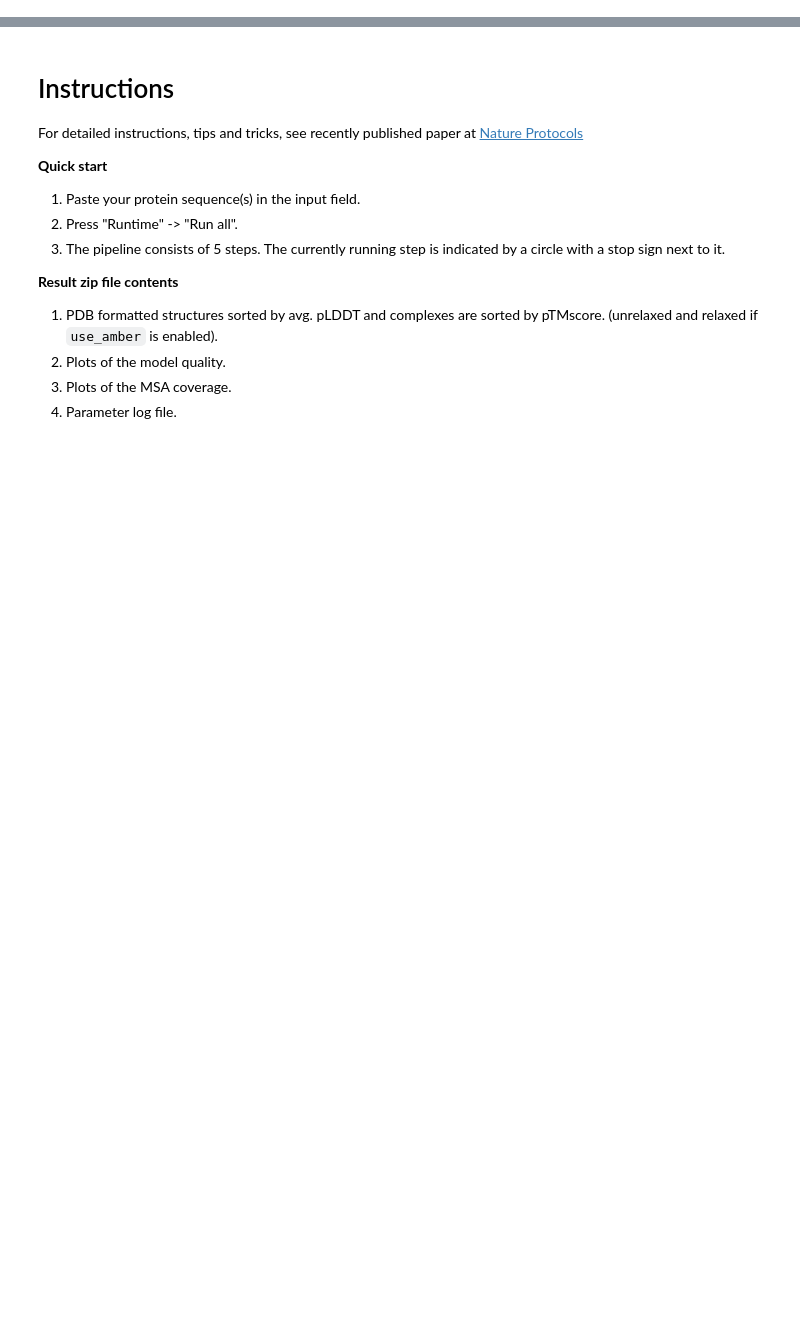
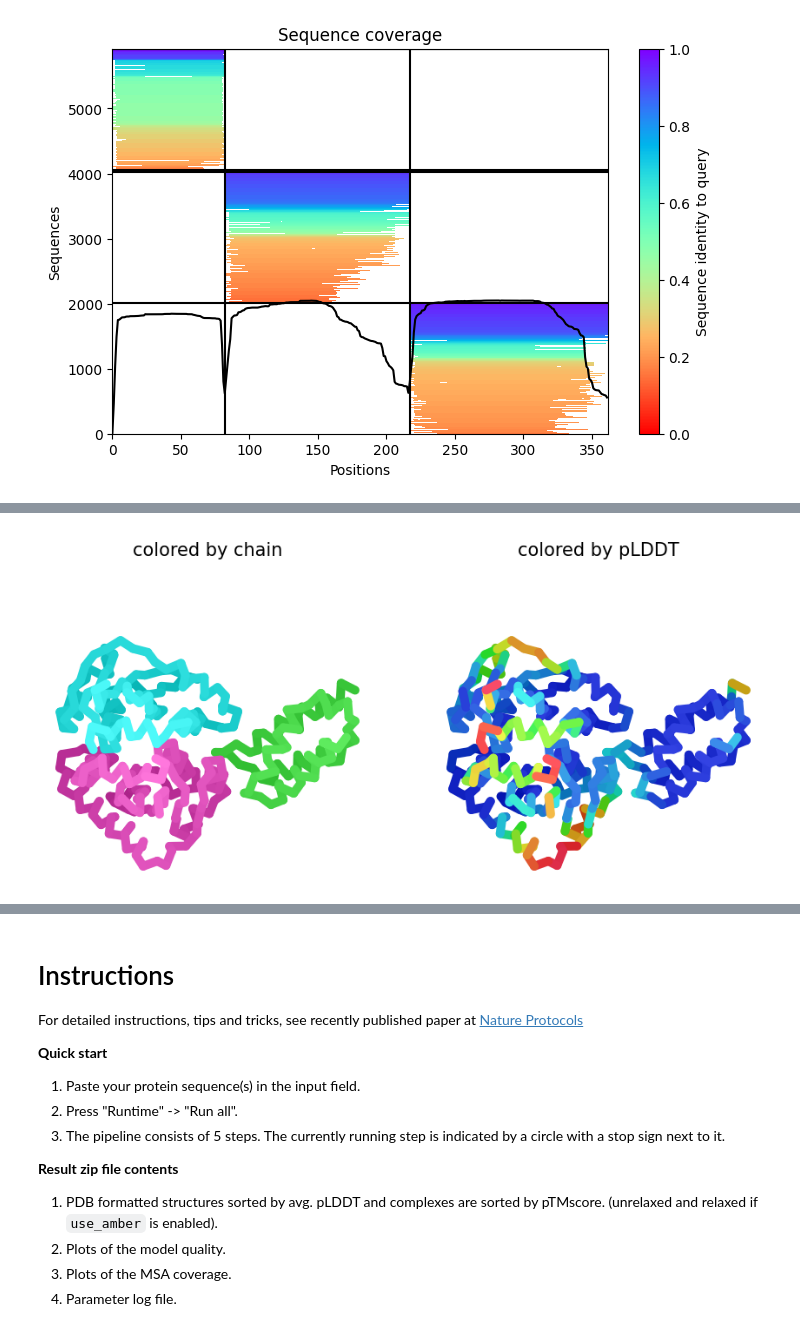
Before and after one commit to wsmitpwtind/Buaa_python, a Jupyter notebook: AlphaFold2.ipynb, the cells around one changed output, grey strips where cells are left out. Drawn from its saved outputs; the diff is of its cells as text; code cells hidden in the pictures; blank space fills up the shorter version.

```diff
--- a/AlphaFold2.ipynb
+++ b/AlphaFold2.ipynb
@@ -188,9 +222,9 @@ recycle_early_stop_tolerance = None if recycle_early_stop_tolerance == "auto" el
 if max_msa == "auto": max_msa = None
 
 #@markdown #### Save settings
-save_all = False #@param {type:"boolean"}
-save_recycles = False #@param {type:"boolean"}
-save_to_google_drive = False #@param {type:"boolean"}
+save_all = True #@param {type:"boolean"}
+save_recycles = True #@param {type:"boolean"}
+save_to_google_drive = True #@param {type:"boolean"}
 #@markdown -  if the save_to_google_drive option was selected, the result zip will be uploaded to your Google Drive
 dpi = 200 #@param {type:"integer"}
 #@markdown - set dpi for image resolution
@@ -272,37 +310,40 @@ else:
   use_cluster_profile = True
 
 download_alphafold_params(model_type, Path("."))
-results = run(
-    queries=queries,
-    result_dir=result_dir,
-    use_templates=use_templates,
-    custom_template_path=custom_template_path,
-    num_relax=num_relax,
-    msa_mode=msa_mode,
-    model_type=model_type,
-    num_models=5,
-    num_recycles=num_recycles,
-    relax_max_iterations=relax_max_iterations,
-    recycle_early_stop_tolerance=recycle_early_stop_tolerance,
-    num_seeds=num_seeds,
-    use_dropout=use_dropout,
-    model_order=[1,2,3,4,5],
-    is_complex=is_complex,
-    data_dir=Path("."),
-    keep_existing_results=False,
-    rank_by="auto",
-    pair_mode=pair_mode,
-    pairing_strategy=pairing_strategy,
-    stop_at_score=float(100),
-    prediction_callback=prediction_callback,
-    dpi=dpi,
-    zip_results=False,
-    save_all=save_all,
-    max_msa=max_msa,
-    use_cluster_profile=use_cluster_profile,
-    input_features_callback=input_features_callback,
-    save_recycles=save_recycles,
-    user_agent="colabfold/google-colab-main",
-)
-results_zip = f"{jobname}.result.zip"
-os.system(f"zip -r {results_zip} {jobname}")
+
+for sequ in sequences:
+  results = run(
+      queries=queries,
+      result_dir=result_dir,
+      use_templates=use_templates,
+      custom_template_path=custom_template_path,
+      num_relax=num_relax,
+      msa_mode=msa_mode,
+      model_type=model_type,
+      num_models=5,
+      num_recycles=num_recycles,
+      relax_max_iterations=relax_max_iterations,
+      recycle_early_stop_tolerance=recycle_early_stop_tolerance,
+      num_seeds=num_seeds,
+      use_dropout=use_dropout,
+      model_order=[1,2,3,4,5],
+      is_complex=is_complex,
+      data_dir=Path("."),
+      keep_existing_results=False,
+      rank_by="auto",
+      pair_mode=pair_mode,
+      pairing_strategy=pairing_strategy,
+      stop_at_score=float(100),
+      prediction_callback=prediction_callback,
+      dpi=dpi,
+      zip_results=False,
+      save_all=save_all,
+      max_msa=max_msa,
+      use_cluster_profile=use_cluster_profile,
+      input_features_callback=input_features_callback,
+      save_recycles=save_recycles,
+      user_agent="colabfold/google-colab-main",
+  )
+  results_zip = f"{jobname}.result.zip"
+  os.system(f"zip -r {results_zip} {jobname}")
+# %% [output]
@@ -308,0 +353 @@ os.system(f"zip -r {results_zip} {jobname}")
+[figure, added]
@@ -308,0 +359 @@ os.system(f"zip -r {results_zip} {jobname}")
+[figure, added]
```
Also changed, not shown: parts of 4 cells of this notebook.
